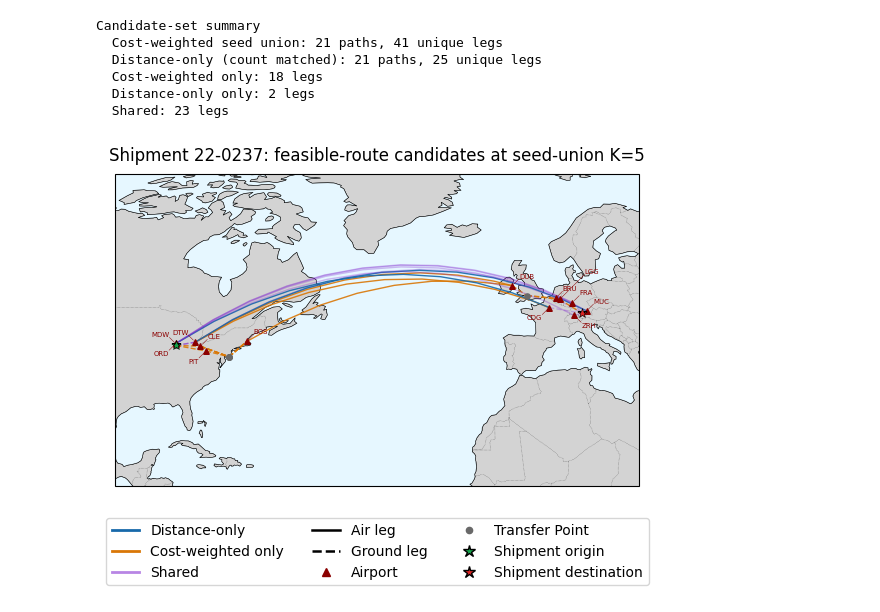
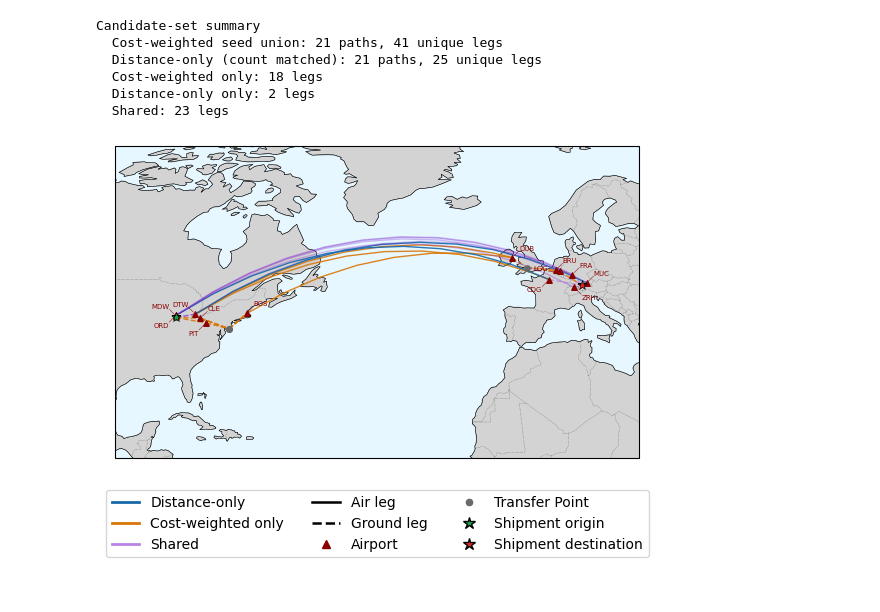
Before and after one commit to cubicalknight/humanitarian-multimodal, a Jupyter notebook: notebooks/feasible_route_method_comparison.ipynb, the cells around one changed output. Saved outputs shown, nothing was run; the diff lists cells and outputs as text; code cells hidden in the pictures.

```diff
--- a/notebooks/feasible_route_method_comparison.ipynb
+++ b/notebooks/feasible_route_method_comparison.ipynb
@@ -99,6 +99,7 @@ import cartopy.feature as cfeature
 import matplotlib.pyplot as plt
 from matplotlib.lines import Line2D
 from matplotlib.transforms import Bbox
+from route_map_layout import MAP_FIGURE_SIZE, apply_map_layout
 
 COLORS = {
     'distance-only': '#1769aa',
@@ -137,7 +138,7 @@ def set_route_extent(axis, routes):
     ), crs=ccrs.PlateCarree())
 
 all_legs = cost_legs | distance_legs
-fig = plt.figure(figsize=(FIGURE_WIDTH_INCHES, 4.8))
+fig = plt.figure(figsize=MAP_FIGURE_SIZE)
 ax = fig.add_subplot(1, 1, 1, projection=ccrs.Robinson(central_longitude=-20))
 ax.add_feature(cfeature.LAND.with_scale('110m'), facecolor='lightgray', edgecolor='black', linewidth=0.35)
 ax.add_feature(cfeature.OCEAN.with_scale('110m'), facecolor='#e6f7ff')
@@ -183,6 +184,7 @@ ax.scatter(shipment.destination.longitude, shipment.destination.latitude, marker
            color='#dc2626', edgecolor='black', linewidth=0.45, transform=ccrs.PlateCarree(), zorder=7)
 
 set_route_extent(ax, all_legs)
+apply_map_layout(ax)
 
 # Place each airport label at the closest available offset.  The display-space
 # collision check protects all map symbols and labels already placed.
@@ -220,33 +222,32 @@ for node in airport_label_nodes:
         label = ax.annotate(
             node.node_id, (node.longitude, node.latitude), xycoords=airport_transform,
             xytext=(offset_x, offset_y), textcoords='offset points',
             fontsize=5, color='darkred', ha='left', va='bottom', zorder=6,
         )
         fig.canvas.draw()
         chosen = (label, offset_x, offset_y, label.get_window_extent(renderer))
     label, offset_x, offset_y, label_box = chosen
     ax.annotate(
         '', (node.longitude, node.latitude), xycoords=airport_transform,
         xytext=(offset_x, offset_y), textcoords='offset points',
         arrowprops={'arrowstyle': '-', 'color': 'darkred', 'lw': 0.35, 'shrinkA': 0, 'shrinkB': 2},
         zorder=5.5,
     )
     occupied_label_boxes.append(label_box.expanded(1.08, 1.18))
 
-ax.set_title(f'Shipment {shipment_id}: feasible-route candidates at seed-union K={K}', fontsize=12, pad=10)
+# ax.set_title(f'Shipment {shipment_id}: feasible-route candidates at seed-union K={K}', fontsize=12, pad=10)
 ax.legend(handles=[
     Line2D([0], [0], color=COLORS['distance-only'], lw=2, label='Distance-only'),
     Line2D([0], [0], color=COLORS['cost-weighted only'], lw=2, label='Cost-weighted only'),
     Line2D([0], [0], color=COLORS['shared'], lw=2, alpha=0.55, label='Shared'),
     Line2D([0], [0], color='black', lw=1.8, linestyle='-', label='Air leg'),
     Line2D([0], [0], color='black', lw=1.8, linestyle='--', label='Ground leg'),
     Line2D([0], [0], color='darkred', marker='^', linestyle='None', markersize=5.5, label='Airport'),
     Line2D([0], [0], color='dimgray', marker='o', linestyle='None', markersize=4.5, label='Transfer Point'),
     Line2D([0], [0], color='#16a34a', marker='*', markeredgecolor='black', linestyle='None', markersize=9, label='Shipment origin'),
     Line2D([0], [0], color='#dc2626', marker='*', markeredgecolor='black', linestyle='None', markersize=9, label='Shipment destination'),
 ], loc='upper center', bbox_to_anchor=(0.5, -0.08), ncols=3, frameon=True, fontsize=MIN_TEXT_SIZE_PT)
-fig.subplots_adjust(bottom=0.24, top=0.89, left=0.02, right=0.98)
 plt.savefig(REPO_ROOT / 'output' / 'figures' / f'feasible-route-candidates-{shipment_id}-K{K}.pdf', dpi=300, bbox_inches='tight')
 # plt.show()
 # %% [output]
-[figure, old version]
+[figure, new version]
```
Also changed, not shown: 3 other files.
